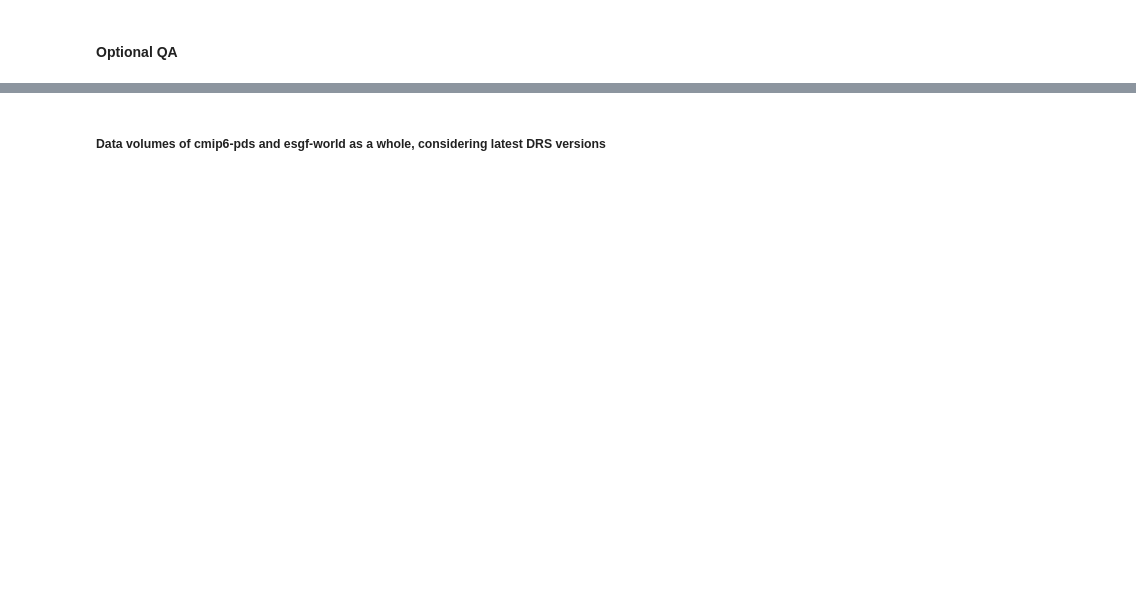
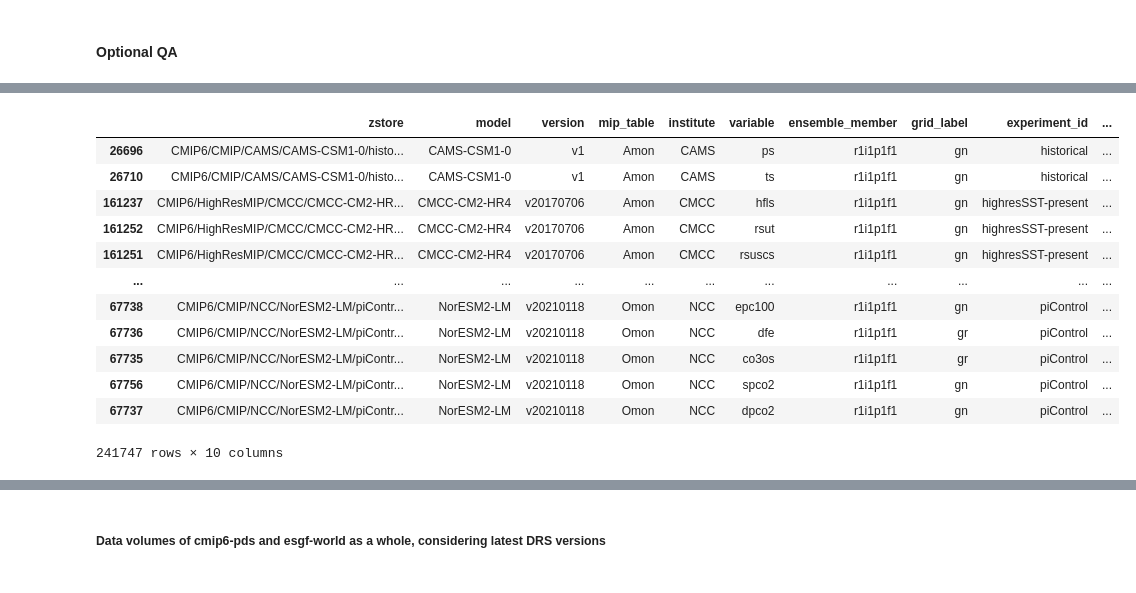
Before and after one commit to aradhakrishnanGFDL/gfdl-aws-analysis, a Jupyter notebook: examples/a1r-CompareAWS-NCvsZarr.ipynb, the cells around one changed output, grey strips where cells are left out. Drawn from its saved outputs; the diff is of its cells as text; code cells hidden in the pictures; blank space fills up the shorter version.

```diff
--- a/examples/a1r-CompareAWS-NCvsZarr.ipynb
+++ b/examples/a1r-CompareAWS-NCvsZarr.ipynb
@@ -118,3 +159,19 @@ dnetcdf = dnetcdf.drop_duplicates(subset=["zstore"],keep='last')
+# %%
+dnetcdf
+# %% [output]
+|  | zstore | model | version | mip_table | institute | variable | ensemble_member | grid_label | experiment_id | ... |
+| 26696 | CMIP6/CMIP/CAMS/CAMS-CSM1-0/histo... | CAMS-CSM1-0 | v1 | Amon | CAMS | ps | r1i1p1f1 | gn | historical | ... |
+| 26710 | CMIP6/CMIP/CAMS/CAMS-CSM1-0/histo... | CAMS-CSM1-0 | v1 | Amon | CAMS | ts | r1i1p1f1 | gn | historical | ... |
+| 161237 | CMIP6/HighResMIP/CMCC/CMCC-CM2-HR... | CMCC-CM2-HR4 | v20170706 | Amon | CMCC | hfls | r1i1p1f1 | gn | highresSST-present | ... |
+| 161252 | CMIP6/HighResMIP/CMCC/CMCC-CM2-HR... | CMCC-CM2-HR4 | v20170706 | Amon | CMCC | rsut | r1i1p1f1 | gn | highresSST-present | ... |
+| 161251 | CMIP6/HighResMIP/CMCC/CMCC-CM2-HR... | CMCC-CM2-HR4 | v20170706 | Amon | CMCC | rsuscs | r1i1p1f1 | gn | highresSST-present | ... |
+| ... | ... | ... | ... | ... | ... | ... | ... | ... | ... | ... |
+| 67738 | CMIP6/CMIP/NCC/NorESM2-LM/piContr... | NorESM2-LM | v20210118 | Omon | NCC | epc100 | r1i1p1f1 | gn | piControl | ... |
+| 67736 | CMIP6/CMIP/NCC/NorESM2-LM/piContr... | NorESM2-LM | v20210118 | Omon | NCC | dfe | r1i1p1f1 | gr | piControl | ... |
+| 67735 | CMIP6/CMIP/NCC/NorESM2-LM/piContr... | NorESM2-LM | v20210118 | Omon | NCC | co3os | r1i1p1f1 | gr | piControl | ... |
+| 67756 | CMIP6/CMIP/NCC/NorESM2-LM/piContr... | NorESM2-LM | v20210118 | Omon | NCC | spco2 | r1i1p1f1 | gn | piControl | ... |
+| 67737 | CMIP6/CMIP/NCC/NorESM2-LM/piContr... | NorESM2-LM | v20210118 | Omon | NCC | dpco2 | r1i1p1f1 | gn | piControl | ... |
+241747 rows × 10 columns
 # %%
 #VERIFY
 searchval = 'CMIP6/CMIP/NOAA-GFDL/GFDL-CM4/historical/r1i1p1f1/Amon/rlus/gr1/v20180701/'
```
Also changed, not shown: parts of 50 cells of this notebook.
